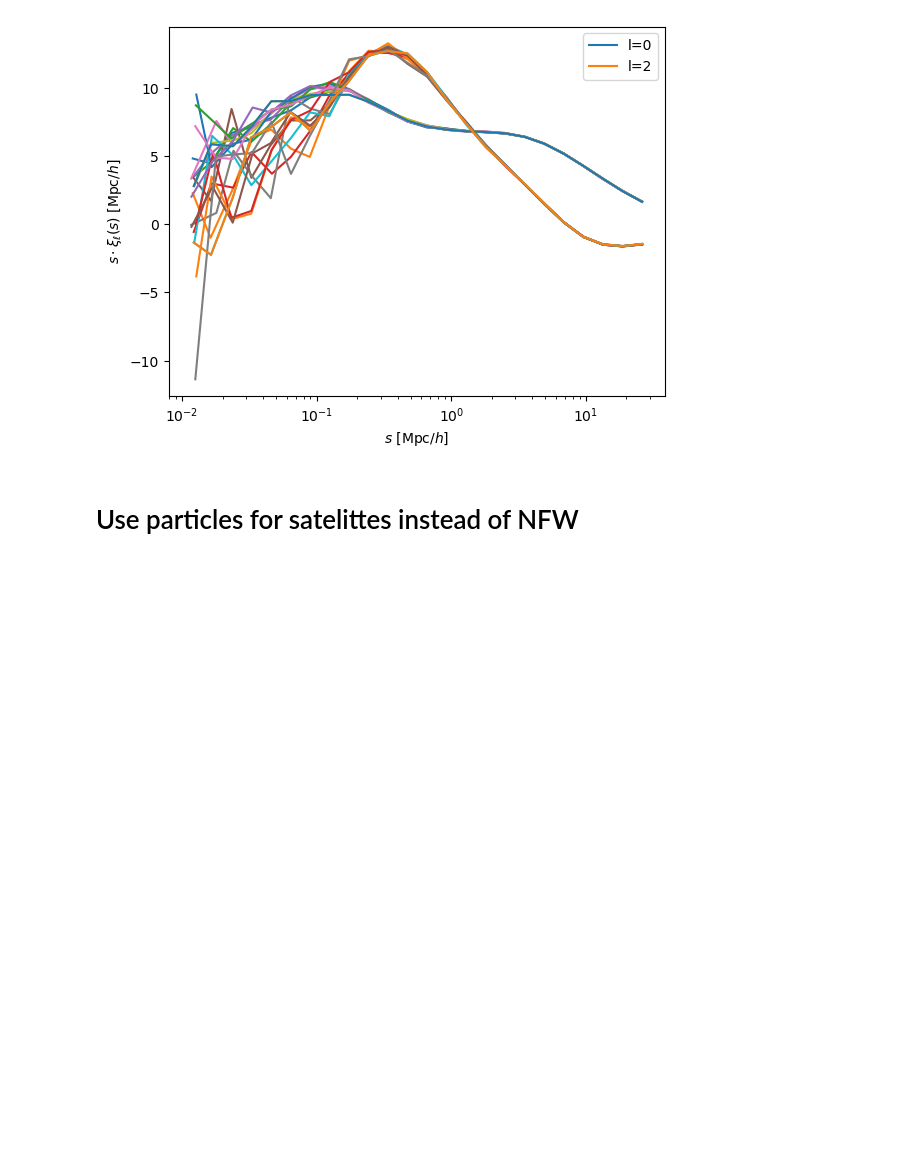
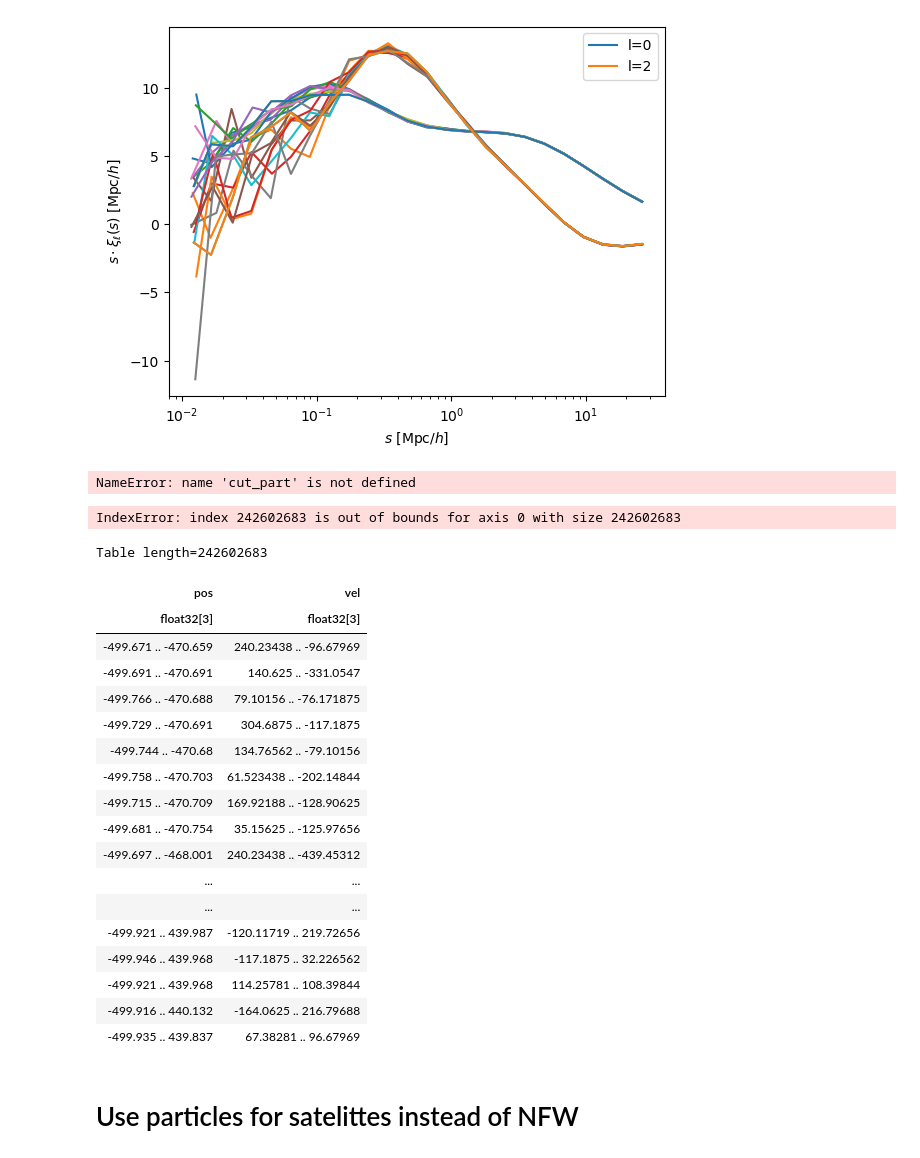
Before and after one commit to antoine-rocher/HODDIES, a Jupyter notebook: nb/basic_HOD_examples.ipynb, the cells around one changed output. Drawn from its saved outputs; the diff is of its cells as text; code cells hidden in the pictures; blank space fills up the shorter version.

```diff
--- a/nb/basic_HOD_examples.ipynb
+++ b/nb/basic_HOD_examples.ipynb
@@ -336,3 +384,36 @@ Done in 0.481 s
+# %%
+mask = HOD_obj_part.hcat['log10_Mh'] > 11.3
+idx = cut_part(HOD_obj_part.hcat['npstartA'][mask], HOD_obj_part.hcat['npoutA'][mask], np.insert(np.cumsum(HOD_obj_part.hcat['npoutA'][mask]),0,0))
+# %% [output]
+NameError: name 'cut_part' is not defined
+# %%
+cut_abacus_part(HOD_obj_part.hcat, HOD_obj_part.part_subsamples, 11.3)
+# %% [output]
+IndexError: index 242602683 is out of bounds for axis 0 with size 242602683
+# %%
+HOD_obj_part.part_subsamples = HOD_obj_part.part_subsamples[idx]
+# %%
+HOD_obj_part.part_subsamples
+# %% [output]
+Table length=242602683
+| pos | vel |
+| float32[3] | float32[3] |
+| -499.671 .. -470.659 | 240.23438 .. -96.67969 |
+| -499.691 .. -470.691 | 140.625 .. -331.0547 |
+| -499.766 .. -470.688 | 79.10156 .. -76.171875 |
+| -499.729 .. -470.691 | 304.6875 .. -117.1875 |
+| -499.744 .. -470.68 | 134.76562 .. -79.10156 |
+| -499.758 .. -470.703 | 61.523438 .. -202.14844 |
+| -499.715 .. -470.709 | 169.92188 .. -128.90625 |
+| -499.681 .. -470.754 | 35.15625 .. -125.97656 |
+| -499.697 .. -468.001 | 240.23438 .. -439.45312 |
+| ... | ... |
+| ... | ... |
+| -499.921 .. 439.987 | -120.11719 .. 219.72656 |
+| -499.946 .. 439.968 | -117.1875 .. 32.226562 |
+| -499.921 .. 439.968 | 114.25781 .. 108.39844 |
+| -499.916 .. 440.132 | -164.0625 .. 216.79688 |
+| -499.935 .. 439.837 | 67.38281 .. 96.67969 |
 # %% [markdown]
 # Use particles for satelittes instead of NFW
 # %%
```
Also changed, not shown: parts of 9 cells of this notebook.
